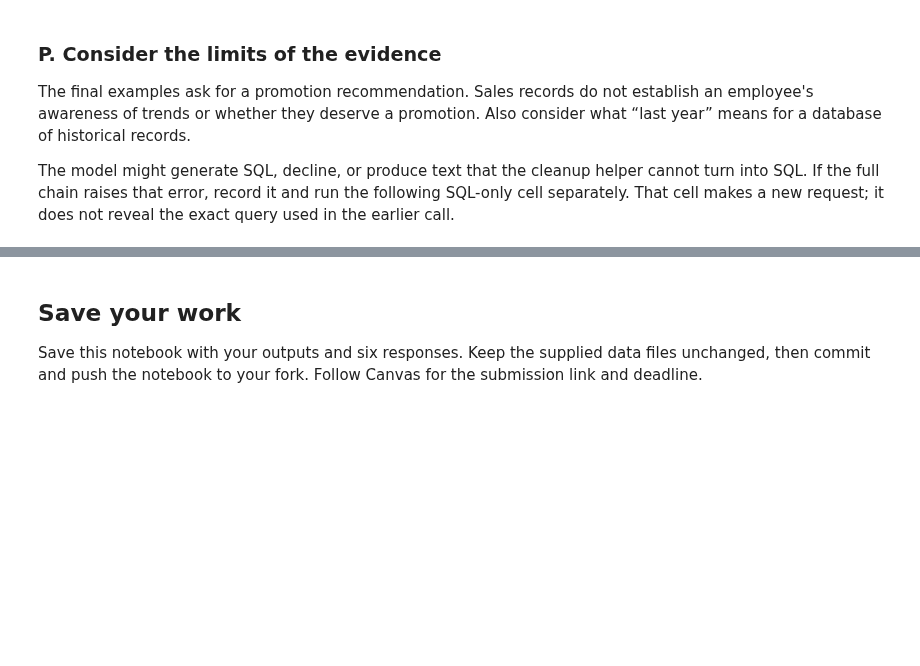
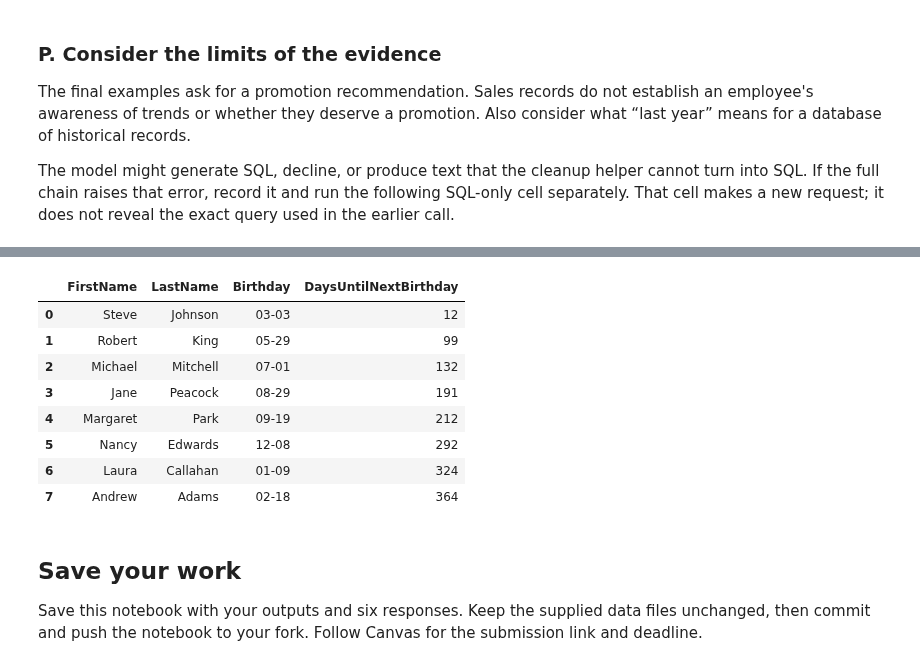
Before and after one commit to alexanderjoos/rag-and-agents, a Jupyter notebook: assignments/02-structured-data-rag/workbook.ipynb, the cells around one changed output, grey strips where cells are left out. Drawn from its saved outputs; the diff is of its cells as text; code cells hidden in the pictures; blank space fills up the shorter version.

```diff
--- a/assignments/02-structured-data-rag/workbook.ipynb
+++ b/assignments/02-structured-data-rag/workbook.ipynb
@@ -697,3 +1045,28 @@ _Write a few sentences here._
+# %%
+truth_sql = """
+WITH me AS (SELECT '2000-02-20' AS d)
+SELECT e.FirstName, e.LastName,
+       strftime('%m-%d', e.BirthDate) AS Birthday,
+       CAST(julianday(
+         CASE WHEN strftime('%m-%d', e.BirthDate) > strftime('%m-%d', me.d)
+              THEN strftime('%Y', me.d) || '-' || strftime('%m-%d', e.BirthDate)
+              ELSE (strftime('%Y', me.d) + 1) || '-' || strftime('%m-%d', e.BirthDate)
+         END
+       ) - julianday(me.d) AS INTEGER) AS DaysUntilNextBirthday
+FROM Employee e, me
+ORDER BY DaysUntilNextBirthday;
+"""
+display(pd.read_sql_query(truth_sql, engine))
+# %% [output]
+|  | FirstName | LastName | Birthday | DaysUntilNextBirthday |
+| 0 | Steve | Johnson | 03-03 | 12 |
+| 1 | Robert | King | 05-29 | 99 |
+| 2 | Michael | Mitchell | 07-01 | 132 |
+| 3 | Jane | Peacock | 08-29 | 191 |
+| 4 | Margaret | Park | 09-19 | 212 |
+| 5 | Nancy | Edwards | 12-08 | 292 |
+| 6 | Laura | Callahan | 01-09 | 324 |
+| 7 | Andrew | Adams | 02-18 | 364 |
 # %% [markdown]
 ## Save your work
 
```
Also changed, not shown: parts of 33 cells of this notebook, 1 other file.
